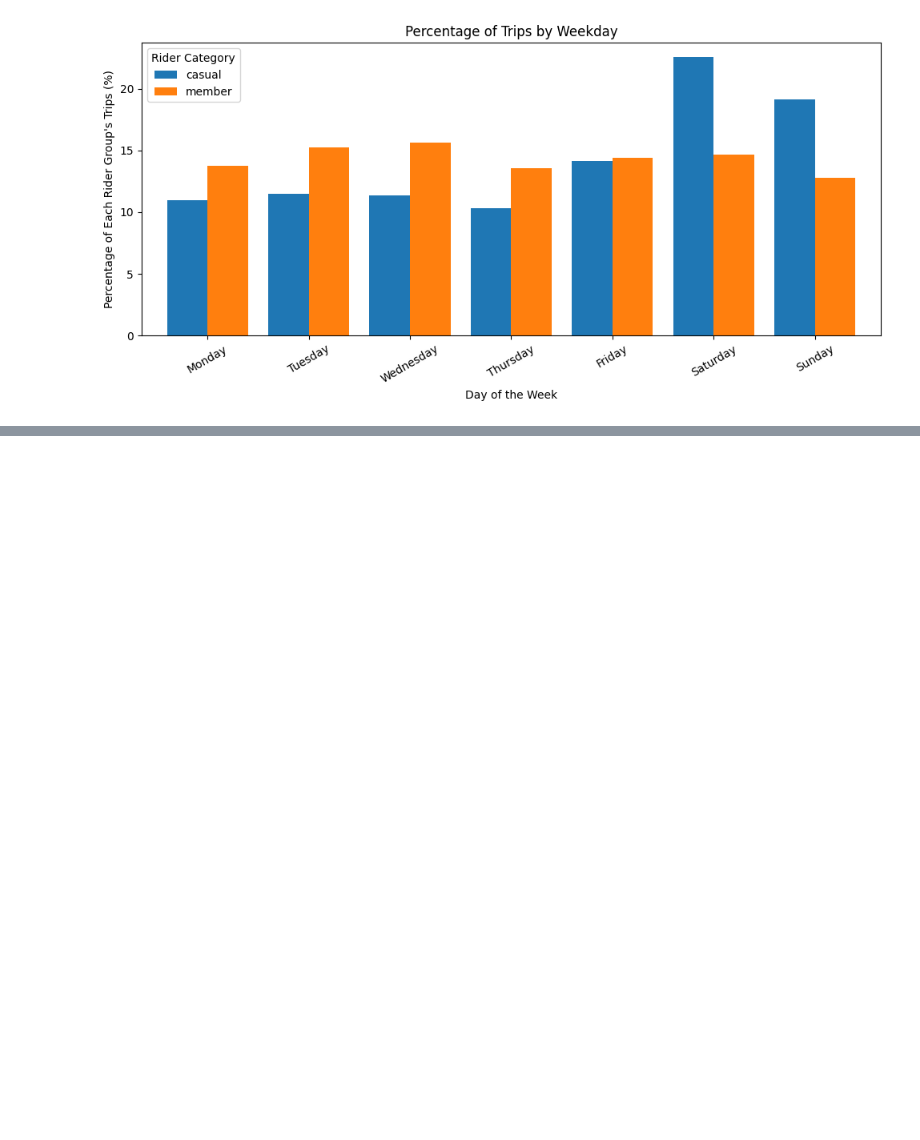
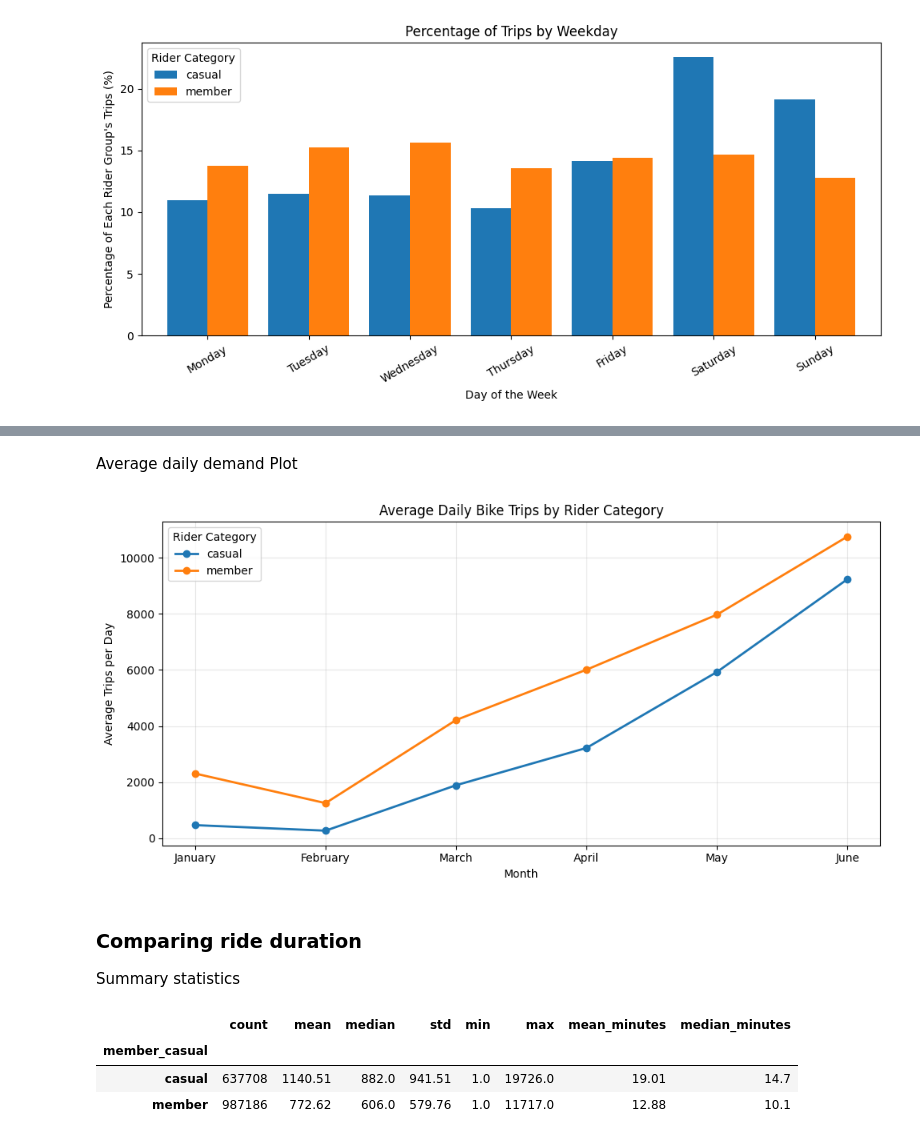
Before and after one commit to Battsengel2026124/CA1-ML, a Jupyter notebook: CA1_Machine _Learning_for_Business.ipynb, the cells around one changed output, grey strips where cells are left out. Saved outputs shown, nothing was run; the diff lists cells and outputs as text; code cells hidden in the pictures; blank space fills up the shorter version.

```diff
--- a/CA1_Machine _Learning_for_Business.ipynb
+++ b/CA1_Machine _Learning_for_Business.ipynb
@@ -601,0 +672,24 @@ plt.show()
+# %%
+# Count trips per day for each rider category
+daily_rider_counts = (
+    df.groupby(["date", "member_casual"])
+      .size()
+      .unstack(fill_value=0)
+)
+
+# Average daily trips within each month
+daily_rider_counts["month"] = daily_rider_counts.index.month
+
+avg_daily_trips = (
+    daily_rider_counts
+    .groupby("month")[["casual", "member"]]
+    .mean()
+    .reindex(range(1, 7))
+)
+
+avg_daily_trips.index = [
+    "January", "February", "March",
+    "April", "May", "June"
+]
+
+display(avg_daily_trips.round(0))
@@ -601,0 +704,43 @@ plt.show()
+# %% [markdown]
+Average daily demand Plot
+# %%
+ax = avg_daily_trips.plot(
+    kind="line",
+    marker="o",
+    figsize=(10, 5),
+    linewidth=2
+)
+
+ax.set_title("Average Daily Bike Trips by Rider Category")
+ax.set_xlabel("Month")
+ax.set_ylabel("Average Trips per Day")
+ax.legend(title="Rider Category")
+ax.grid(True, alpha=0.3)
+
+plt.tight_layout()
+plt.show()
+# %% [output]
+[figure, added]
+# %% [markdown]
+### Comparing ride duration
+Summary statistics
+# %%
+duration_summary = (
+    df.groupby("member_casual")["ride_length_in_seconds"]
+      .agg(["count", "mean", "median", "std", "min", "max"])
+)
+
+duration_summary["mean_minutes"] = (
+    duration_summary["mean"] / 60
+)
+
+duration_summary["median_minutes"] = (
+    duration_summary["median"] / 60
+)
+
+display(duration_summary.round(2))
+# %% [output]
+|  | count | mean | median | std | min | max | mean_minutes | median_minutes |
+| member_casual |  |  |  |  |  |  |  |  |
+| casual | 637708 | 1140.51 | 882.0 | 941.51 | 1.0 | 19726.0 | 19.01 | 14.7 |
+| member | 987186 | 772.62 | 606.0 | 579.76 | 1.0 | 11717.0 | 12.88 | 10.1 |
```
Also changed, not shown: parts of 51 cells of this notebook.
